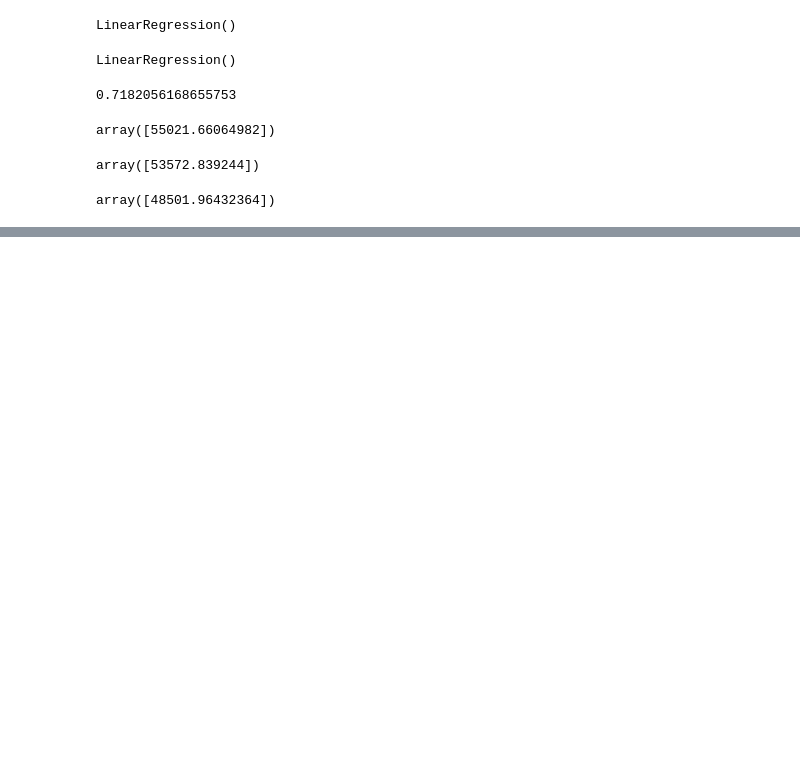
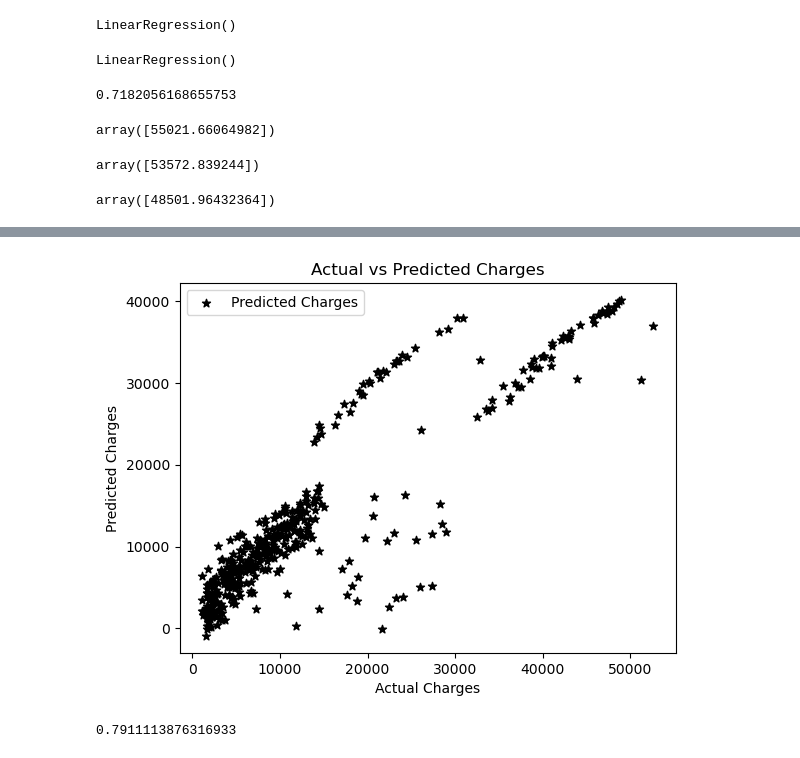
Before and after one commit to Istiaq-Alam/Machine-Learning-Lab, a Jupyter notebook: Lab-02/Lab-02.ipynb, the cells around one changed output, grey strips where cells are left out. Saved outputs shown, nothing was run; the diff lists cells and outputs as text; code cells hidden in the pictures; blank space fills up the shorter version.

```diff
--- a/Lab-02/Lab-02.ipynb
+++ b/Lab-02/Lab-02.ipynb
@@ -92,0 +416,23 @@ array([48501.96432364])
+# %%
+y_pred_test = lr.predict(xtest)
+# %%
+# Plot 'ytest' using '*'
+#plt.scatter(ytest, ytest, marker='*', label='Actual Charges', color='blue')
+
+# Plot 'y_pred_train' using '+'
+plt.scatter(ytest, y_pred_test, marker='*', label='Predicted Charges', color='black')
+
+plt.xlabel('Actual Charges')
+plt.ylabel('Predicted Charges')
+plt.title('Actual vs Predicted Charges')
+
+# Add legend to differentiate between actual and predicted charges
+plt.legend()
+
+plt.show()
+# %% [output]
+[figure, added]
+# %%
+r2_score (ytest, y_pred_test)
+# %% [output]
+0.7911113876316933
```
Also changed, not shown: parts of 59 cells of this notebook, 14 other files.
